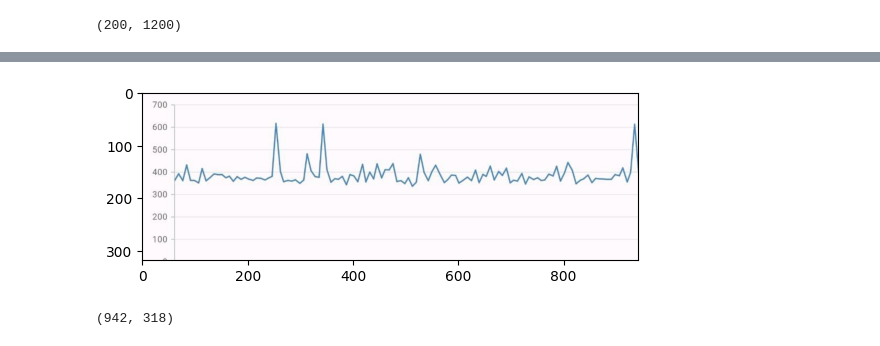
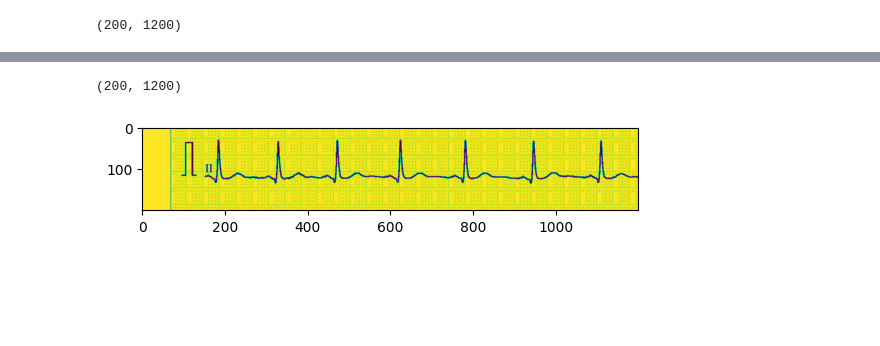
Before and after one commit to Cralsic123/ECG-Analyzer, a Jupyter notebook: ECG_detector.ipynb, the cells around one changed output, grey strips where cells are left out. Drawn from its saved outputs; the diff is of its cells as text; code cells hidden in the pictures; blank space fills up the shorter version.

```diff
--- a/ECG_detector.ipynb
+++ b/ECG_detector.ipynb
@@ -265,20 +423,0 @@ NameError: name 'Sequential' is not defined
-# %%
-from PIL import Image
-import matplotlib.pyplot as plt
-
-# Path to the image
-image_path = "/content/WhatsApp Image 2024-04-19 at 10.21.41.jpeg"
-
-# Open the image
-image = Image.open(image_path)
-
-# Display the image
-plt.imshow(image)
-plt.axis('on')  # Turn off axis
-plt.show()
-# %% [output]
-[figure, removed]
-# %%
-image.size
-# %% [output]
-(942, 318)
@@ -284,0 +428,13 @@ image.size
+# %%
+decode = {0:'AHB', 1:'MI',2:'NP'}
+img = cv2.imread('/content/ECG/MI/MI(104).jpg', 0)
+#img = cv2.resize(img, (64, 64))
+img.shape
+# %% [output]
+(200, 1200)
+# %%
+plt.imshow(img)
+plt.axis('on')  # Turn off axis
+plt.show()
+# %% [output]
+[figure, added]
```
Also changed, not shown: parts of 26 cells of this notebook.
